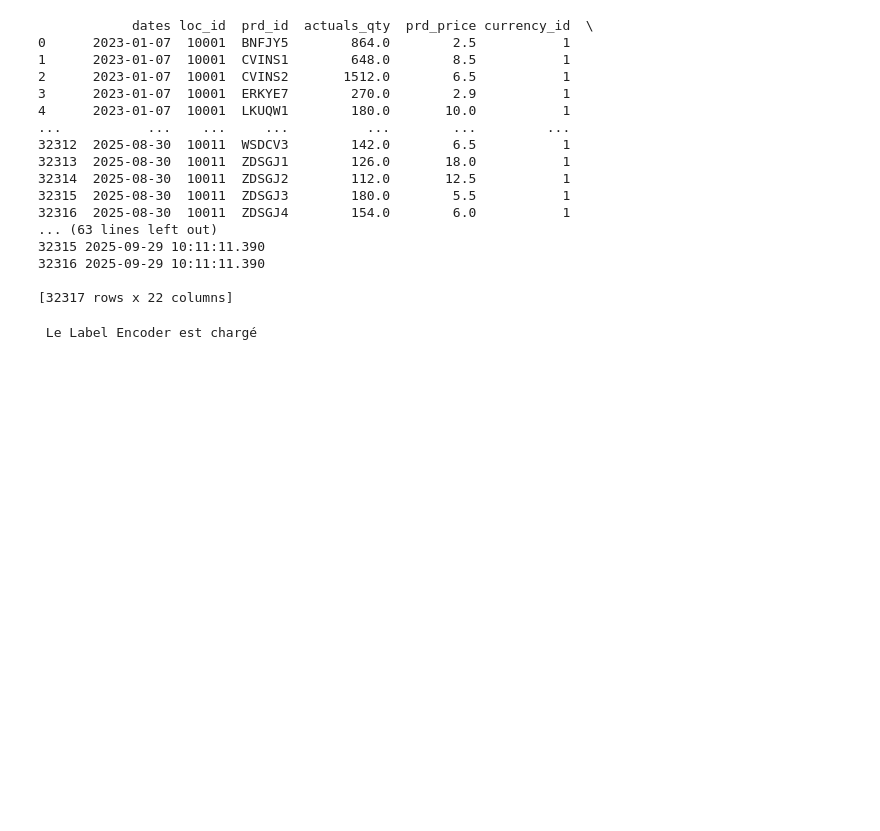
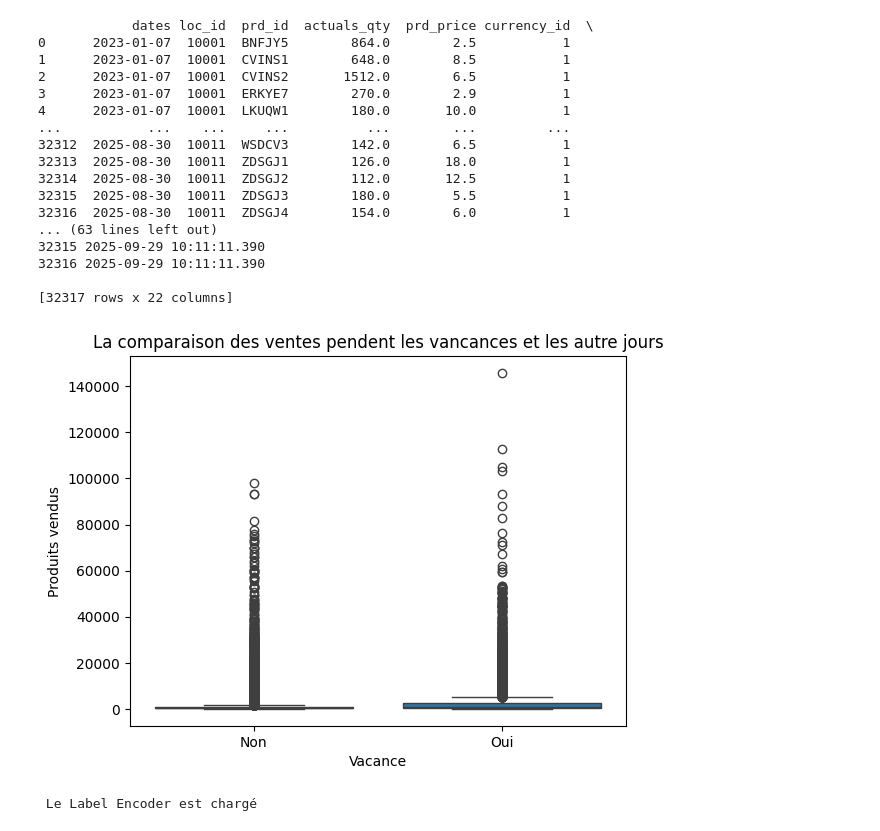
Before and after one commit to Machakrabo/supplychain, a Jupyter notebook: python/masha_preprocessing.ipynb, the cells around one changed output. Saved outputs shown, nothing was run; the diff lists cells and outputs as text; code cells hidden in the pictures; blank space fills up the shorter version.

```diff
--- a/python/masha_preprocessing.ipynb
+++ b/python/masha_preprocessing.ipynb
@@ -158,6 +158,20 @@ print(df_actuals_info)
 32316 2025-09-29 10:11:11.390
 
 [32317 rows x 22 columns]
+# %%
+df_actuals_info['is_holiday']= df_actuals_info['holidays'].apply(lambda x: 1 if x>=1 else 0)
+# %%
+import seaborn as sns
+import matplotlib.pyplot as plt
+
+sns.boxplot(x='is_holiday', y='actuals_sales', data=df_actuals_info )
+plt.xticks(ticks=[0, 1], labels=['Non', 'Oui'])
+plt.title('La comparaison des ventes pendent les vancances et les autre jours')
+plt.xlabel('Vacance')
+plt.ylabel('Produits vendus')
+plt.show()
+# %% [output]
+[figure, added]
 # %%
 from sklearn.preprocessing import LabelEncoder
 print(" Le Label Encoder est chargé")
```
Also changed, not shown: parts of 6 cells of this notebook, 2 other files.
